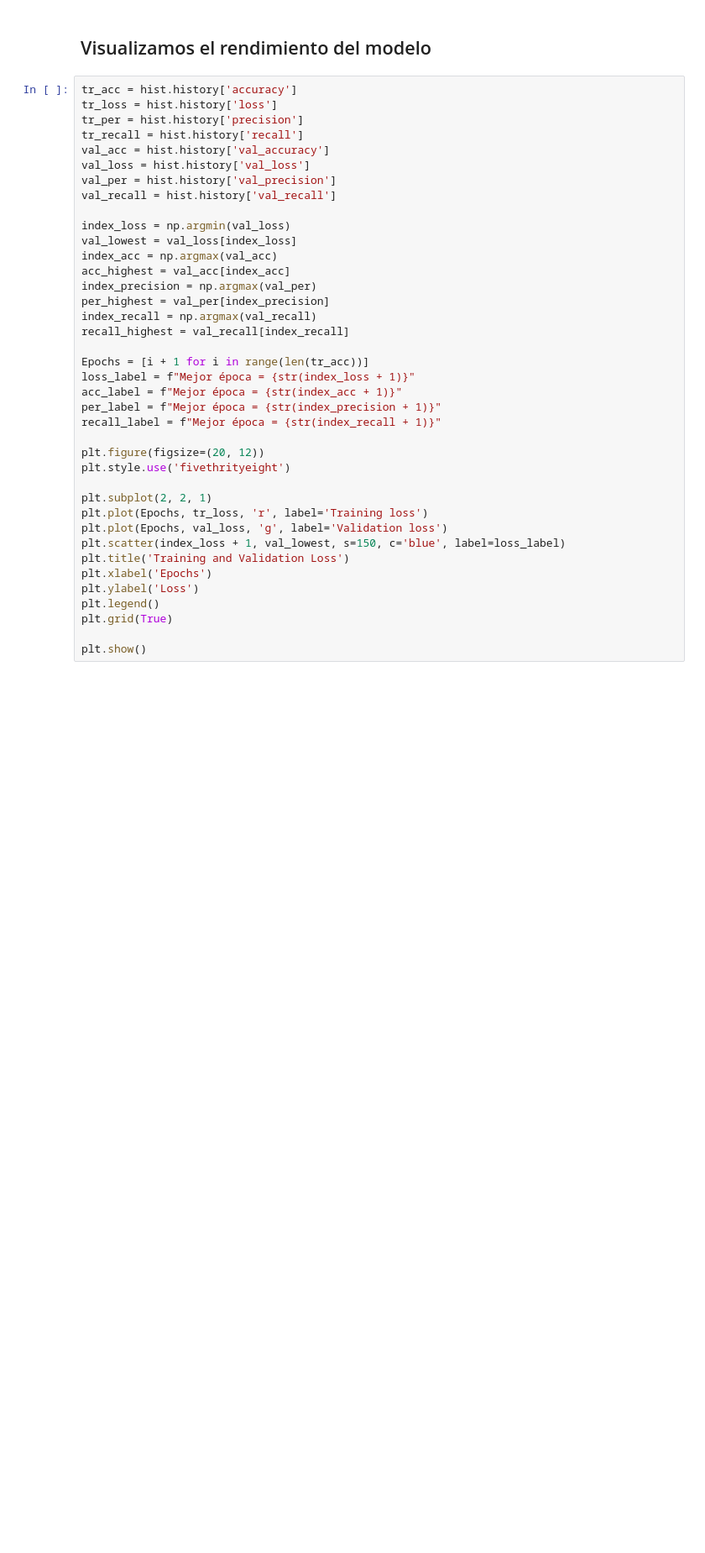
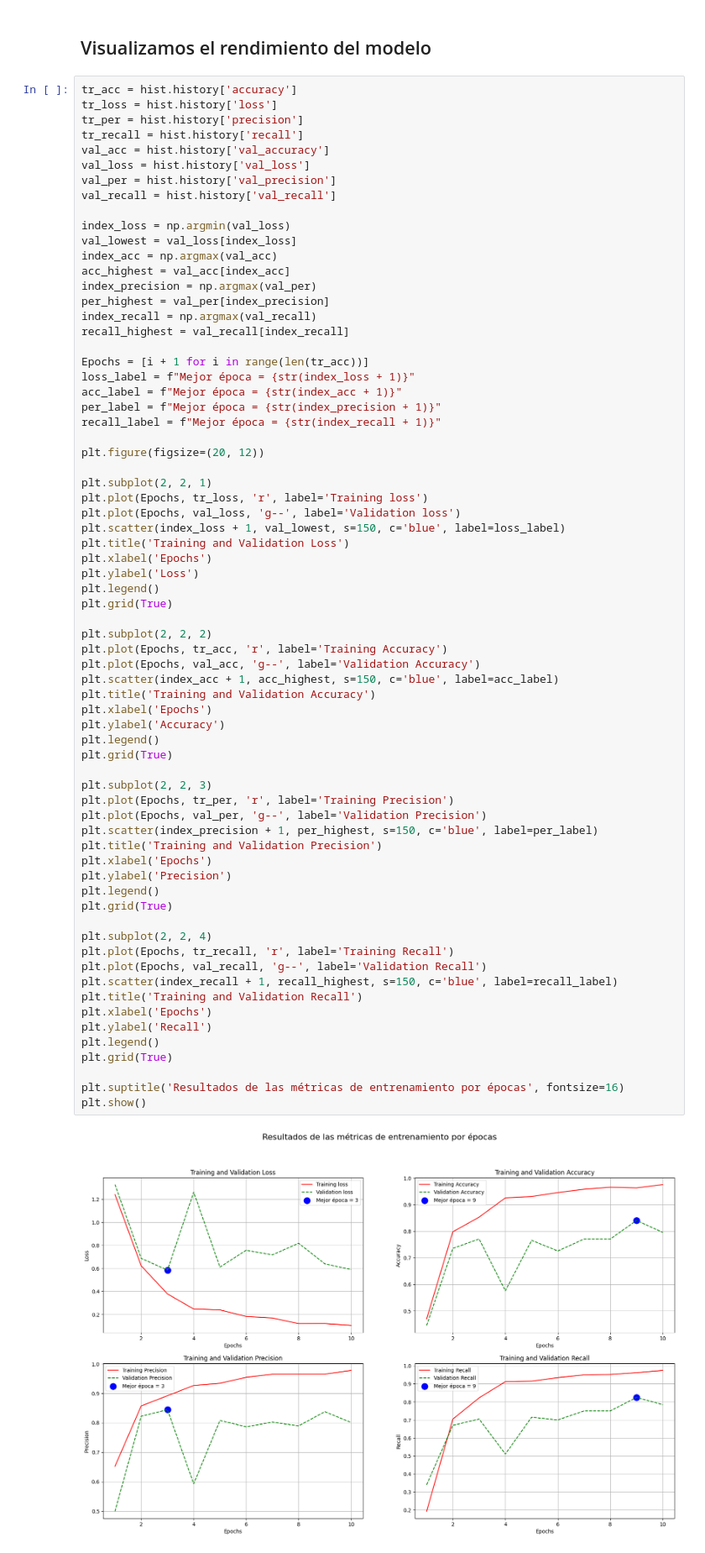
Before and after one commit to franjavi-upct-es/proyectos_personales, a Jupyter notebook: Brain_Tumor_MRI/Brain_Tumor_MRI.ipynb, the cells around one changed output. Shown at 84% size. Drawn from its saved outputs; the diff is of its cells as text; blank space fills up the shorter version.

```diff
--- a/Brain_Tumor_MRI/Brain_Tumor_MRI.ipynb
+++ b/Brain_Tumor_MRI/Brain_Tumor_MRI.ipynb
@@ -313,32 +301,64 @@ val_loss = hist.history['val_loss']
 val_per = hist.history['val_precision']
 val_recall = hist.history['val_recall']
 
 index_loss = np.argmin(val_loss)
 val_lowest = val_loss[index_loss]
 index_acc = np.argmax(val_acc)
 acc_highest = val_acc[index_acc]
 index_precision = np.argmax(val_per)
 per_highest = val_per[index_precision]
 index_recall = np.argmax(val_recall)
 recall_highest = val_recall[index_recall]
 
 Epochs = [i + 1 for i in range(len(tr_acc))]
 loss_label = f"Mejor época = {str(index_loss + 1)}"
 acc_label = f"Mejor época = {str(index_acc + 1)}"
 per_label = f"Mejor época = {str(index_precision + 1)}"
 recall_label = f"Mejor época = {str(index_recall + 1)}"
 
 plt.figure(figsize=(20, 12))
-plt.style.use('fivethrityeight')
 
 plt.subplot(2, 2, 1)
 plt.plot(Epochs, tr_loss, 'r', label='Training loss')
-plt.plot(Epochs, val_loss, 'g', label='Validation loss')
+plt.plot(Epochs, val_loss, 'g--', label='Validation loss')
 plt.scatter(index_loss + 1, val_lowest, s=150, c='blue', label=loss_label)
 plt.title('Training and Validation Loss')
 plt.xlabel('Epochs')
 plt.ylabel('Loss')
 plt.legend()
 plt.grid(True)
 
+plt.subplot(2, 2, 2)
+plt.plot(Epochs, tr_acc, 'r', label='Training Accuracy')
+plt.plot(Epochs, val_acc, 'g--', label='Validation Accuracy')
+plt.scatter(index_acc + 1, acc_highest, s=150, c='blue', label=acc_label)
+plt.title('Training and Validation Accuracy')
+plt.xlabel('Epochs')
+plt.ylabel('Accuracy')
+plt.legend()
+plt.grid(True)
+
+plt.subplot(2, 2, 3)
+plt.plot(Epochs, tr_per, 'r', label='Training Precision')
+plt.plot(Epochs, val_per, 'g--', label='Validation Precision')
+plt.scatter(index_precision + 1, per_highest, s=150, c='blue', label=per_label)
+plt.title('Training and Validation Precision')
+plt.xlabel('Epochs')
+plt.ylabel('Precision')
+plt.legend()
+plt.grid(True)
+
+plt.subplot(2, 2, 4)
+plt.plot(Epochs, tr_recall, 'r', label='Training Recall')
+plt.plot(Epochs, val_recall, 'g--', label='Validation Recall')
+plt.scatter(index_recall + 1, recall_highest, s=150, c='blue', label=recall_label)
+plt.title('Training and Validation Recall')
+plt.xlabel('Epochs')
+plt.ylabel('Recall')
+plt.legend()
+plt.grid(True)
+
+plt.suptitle('Resultados de las métricas de entrenamiento por épocas', fontsize=16)
 plt.show()
+# %% [output]
+[figure, added]
```
Also changed, not shown: parts of 19 cells of this notebook.
